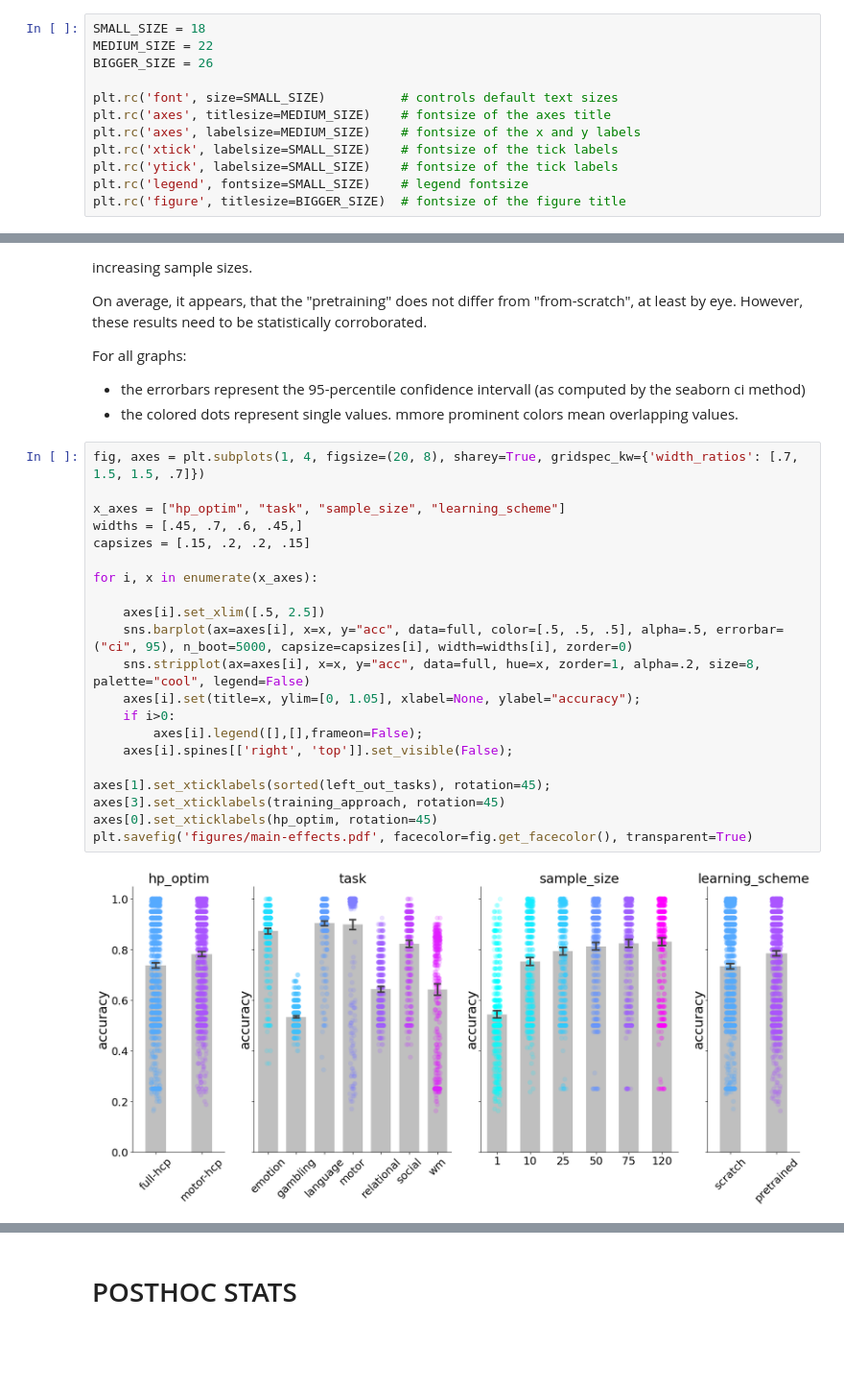
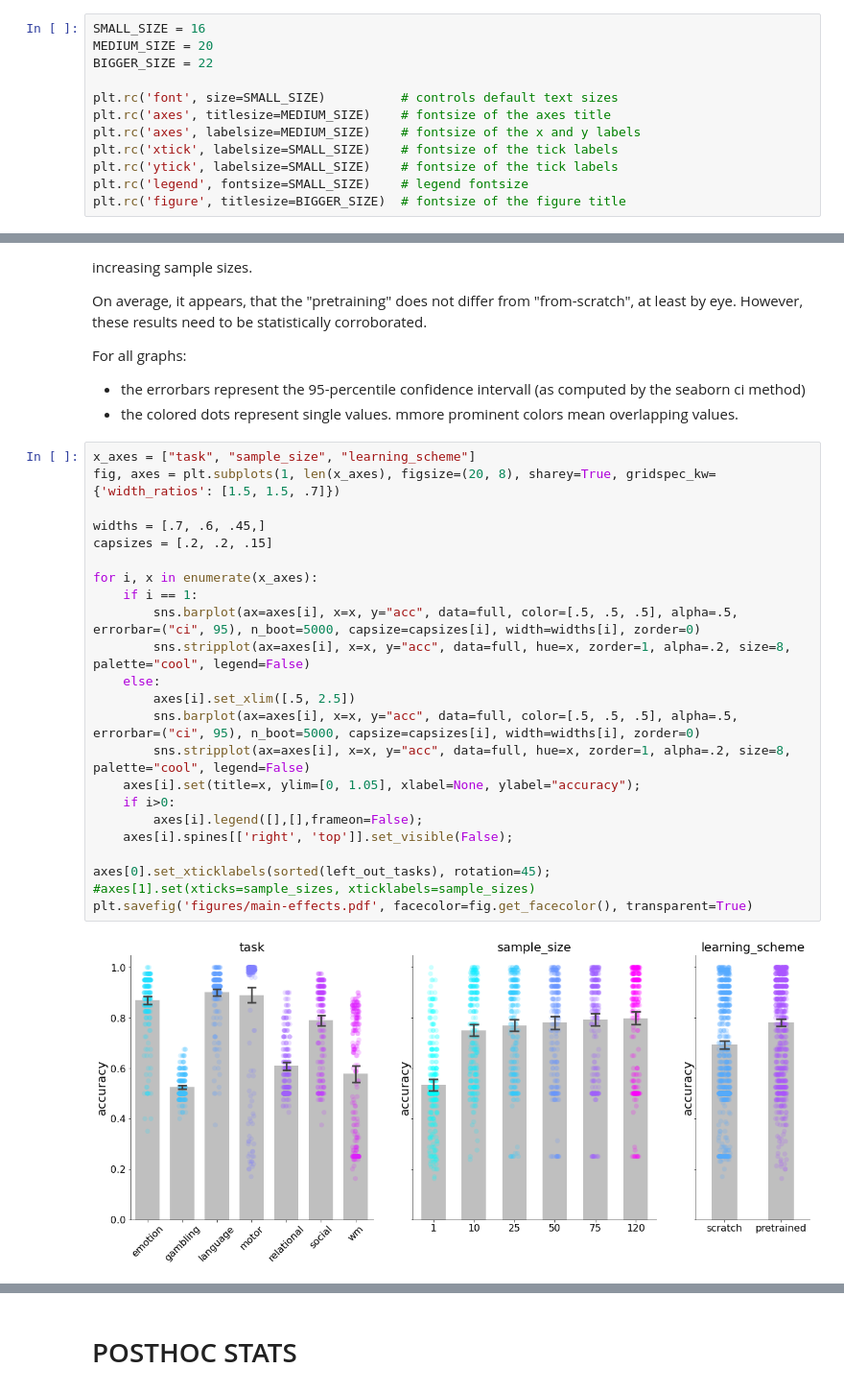
Before and after one commit to PhilippS893/thesis_code_and_analyses, a Jupyter notebook: 04_transfer_learning/analyse_tl.ipynb, the cells around one changed output, grey strips where cells are left out. Shown at 96% size. Drawn from its saved outputs; the diff is of its cells as text; blank space fills up the shorter version.

```diff
--- a/04_transfer_learning/analyse_tl.ipynb
+++ b/04_transfer_learning/analyse_tl.ipynb
@@ -31,9 +31,9 @@ classes_of_ds = {
     'LANGUAGE': ['story', 'math'],
 }
 # %%
-SMALL_SIZE = 18
-MEDIUM_SIZE = 22
-BIGGER_SIZE = 26
+SMALL_SIZE = 16
+MEDIUM_SIZE = 20
+BIGGER_SIZE = 22
 
 plt.rc('font', size=SMALL_SIZE)          # controls default text sizes
 plt.rc('axes', titlesize=MEDIUM_SIZE)    # fontsize of the axes title
@@ -339,26 +330,28 @@ For all graphs:
 * the errorbars represent the 95-percentile confidence intervall (as computed by the seaborn ci method)
 * the colored dots represent single values. mmore prominent colors mean overlapping values.
 # %%
-fig, axes = plt.subplots(1, 4, figsize=(20, 8), sharey=True, gridspec_kw={'width_ratios': [.7, 1.5, 1.5, .7]})
+x_axes = ["task", "sample_size", "learning_scheme"]
+fig, axes = plt.subplots(1, len(x_axes), figsize=(20, 8), sharey=True, gridspec_kw={'width_ratios': [1.5, 1.5, .7]})
 
-x_axes = ["hp_optim", "task", "sample_size", "learning_scheme"]
-widths = [.45, .7, .6, .45,]
-capsizes = [.15, .2, .2, .15]
+widths = [.7, .6, .45,]
+capsizes = [.2, .2, .15]
 
 for i, x in enumerate(x_axes):
-
-    axes[i].set_xlim([.5, 2.5])
-    sns.barplot(ax=axes[i], x=x, y="acc", data=full, color=[.5, .5, .5], alpha=.5, errorbar=("ci", 95), n_boot=5000, capsize=capsizes[i], width=widths[i], zorder=0)
-    sns.stripplot(ax=axes[i], x=x, y="acc", data=full, hue=x, zorder=1, alpha=.2, size=8, palette="cool", legend=False)
+    if i == 1:
+        sns.barplot(ax=axes[i], x=x, y="acc", data=full, color=[.5, .5, .5], alpha=.5, errorbar=("ci", 95), n_boot=5000, capsize=capsizes[i], width=widths[i], zorder=0)
+        sns.stripplot(ax=axes[i], x=x, y="acc", data=full, hue=x, zorder=1, alpha=.2, size=8, palette="cool", legend=False)
+    else:
+        axes[i].set_xlim([.5, 2.5])
+        sns.barplot(ax=axes[i], x=x, y="acc", data=full, color=[.5, .5, .5], alpha=.5, errorbar=("ci", 95), n_boot=5000, capsize=capsizes[i], width=widths[i], zorder=0)
+        sns.stripplot(ax=axes[i], x=x, y="acc", data=full, hue=x, zorder=1, alpha=.2, size=8, palette="cool", legend=False)
     axes[i].set(title=x, ylim=[0, 1.05], xlabel=None, ylabel="accuracy");
     if i>0:
         axes[i].legend([],[],frameon=False);
     axes[i].spines[['right', 'top']].set_visible(False);
 
-axes[1].set_xticklabels(sorted(left_out_tasks), rotation=45);
-axes[3].set_xticklabels(training_approach, rotation=45)
-axes[0].set_xticklabels(hp_optim, rotation=45)
+axes[0].set_xticklabels(sorted(left_out_tasks), rotation=45);
+#axes[1].set(xticks=sample_sizes, xticklabels=sample_sizes)
 plt.savefig('figures/main-effects.pdf', facecolor=fig.get_facecolor(), transparent=True)
 # %% [output]
-[figure, old version]
+[figure, new version]
 # %%
```
Also changed, not shown: parts of 15 cells of this notebook, 30 other files.
